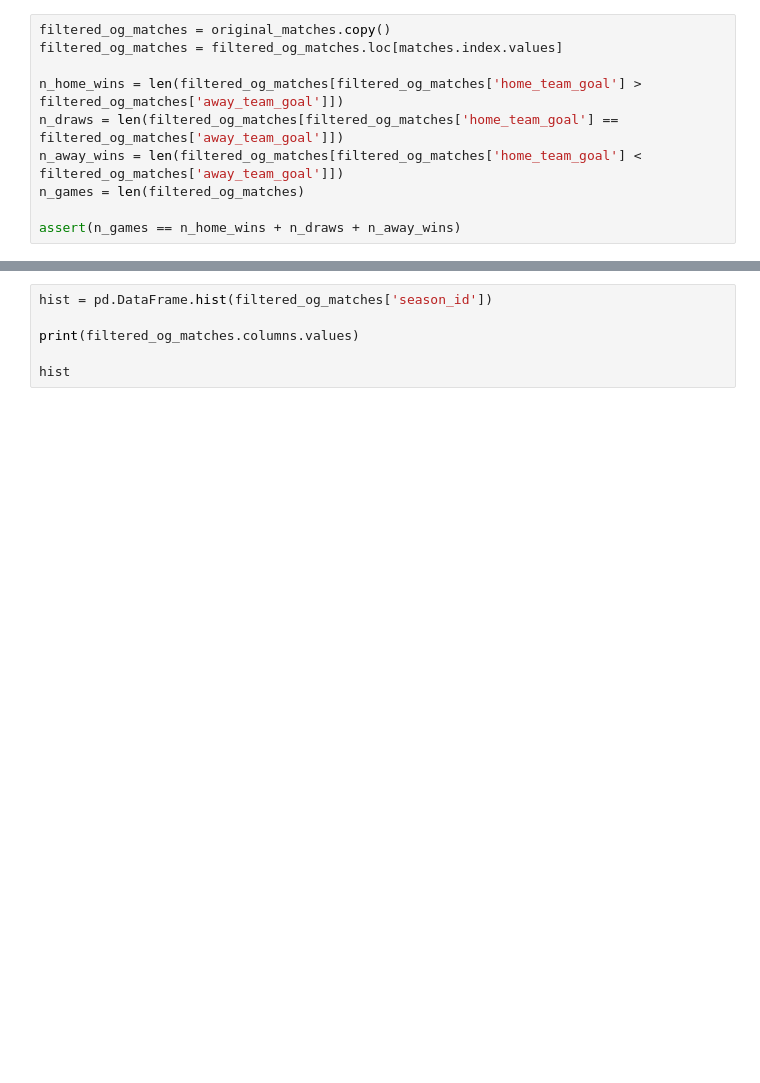
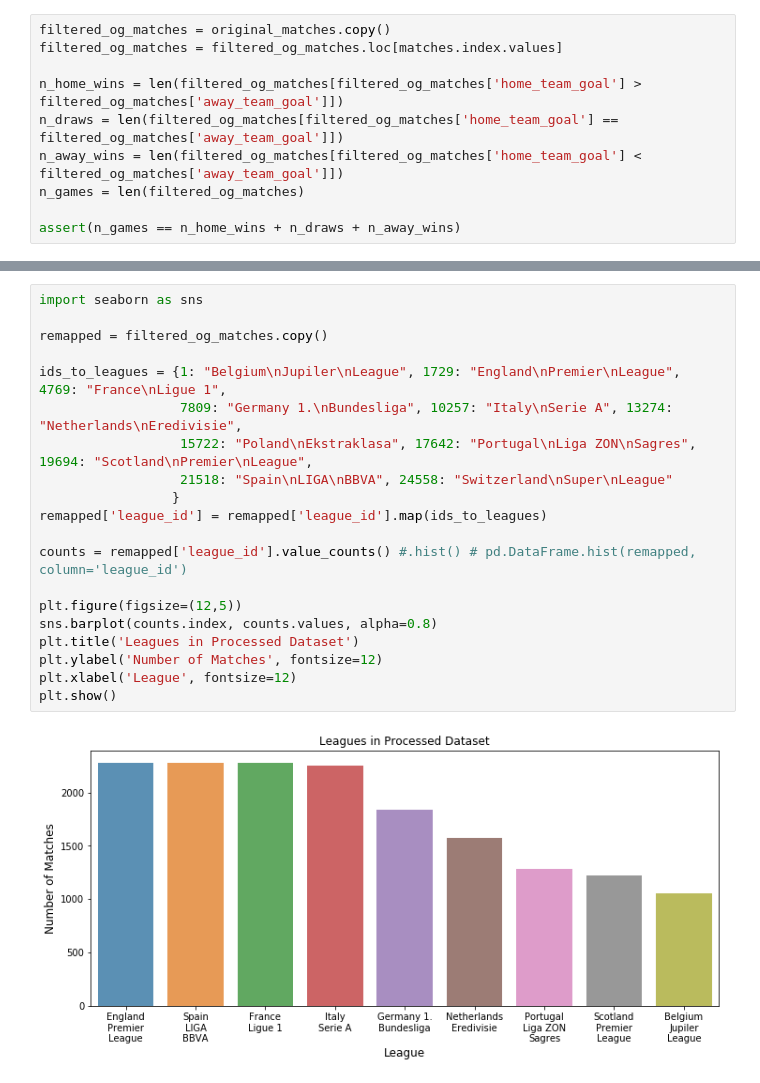
Before and after one commit to zsimone10/FIFABets, a Jupyter notebook: visualize_data.ipynb, the cells around one changed output, grey strips where cells are left out. Saved outputs shown, nothing was run; the diff lists cells and outputs as text; blank space fills up the shorter version.

Commit message:
pie chart & hist visualizations working

```diff
--- a/visualize_data.ipynb
+++ b/visualize_data.ipynb
@@ -171,6 +196,22 @@ plt.show()
-# %%
-hist = pd.DataFrame.hist(filtered_og_matches['season_id'])
-
-print(filtered_og_matches.columns.values)
-
-hist
+# %%
+import seaborn as sns
+
+remapped = filtered_og_matches.copy()
+
+ids_to_leagues = {1: "Belgium\nJupiler\nLeague", 1729: "England\nPremier\nLeague", 4769: "France\nLigue 1",
+                  7809: "Germany 1.\nBundesliga", 10257: "Italy\nSerie A", 13274: "Netherlands\nEredivisie",
+                  15722: "Poland\nEkstraklasa", 17642: "Portugal\nLiga ZON\nSagres", 19694: "Scotland\nPremier\nLeague",
+                  21518: "Spain\nLIGA\nBBVA", 24558: "Switzerland\nSuper\nLeague"
+                 }
+remapped['league_id'] = remapped['league_id'].map(ids_to_leagues)
+
+counts = remapped['league_id'].value_counts() #.hist() # pd.DataFrame.hist(remapped, column='league_id')
+
+plt.figure(figsize=(12,5))
+sns.barplot(counts.index, counts.values, alpha=0.8)
+plt.title('Leagues in Processed Dataset')
+plt.ylabel('Number of Matches', fontsize=12)
+plt.xlabel('League', fontsize=12)
+plt.show()
+# %% [output]
+[figure, added]
```
Also changed, not shown: parts of 3 cells of this notebook.
